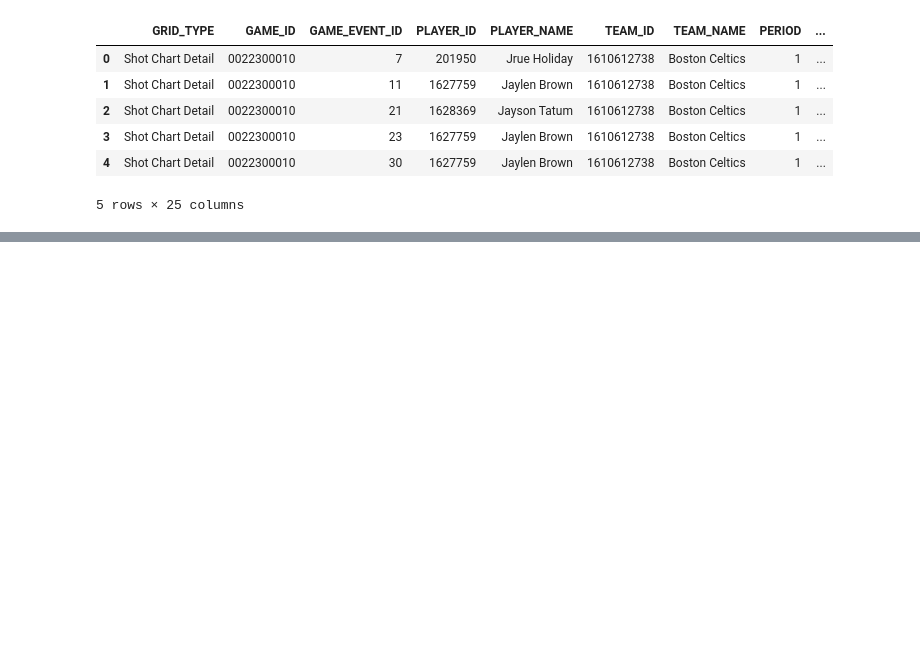
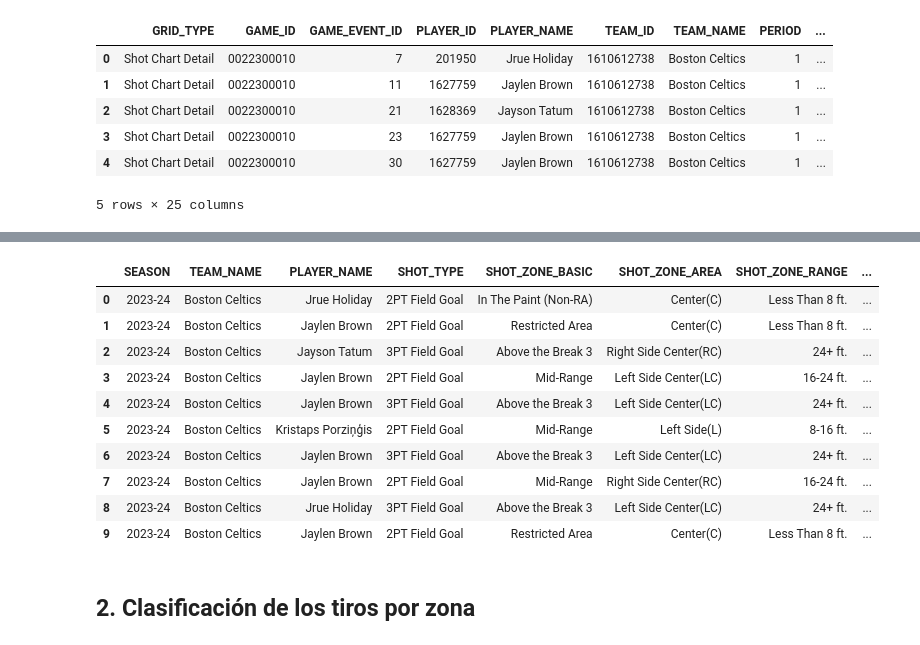
Before and after one commit to Gabriel-Caruso/EDA-Project-Break-I-NBA, a Jupyter notebook: notebooks/carlos/01_api_test_carlos.ipynb, the cells around one changed output, grey strips where cells are left out. Drawn from its saved outputs; the diff is of its cells as text; code cells hidden in the pictures; blank space fills up the shorter version.

```diff
--- a/notebooks/carlos/01_api_test_carlos.ipynb
+++ b/notebooks/carlos/01_api_test_carlos.ipynb
@@ -33,0 +69,30 @@ shots_df.head()
+# %%
+shots_df[
+    [
+        "SEASON",
+        "TEAM_NAME",
+        "PLAYER_NAME",
+        "SHOT_TYPE",
+        "SHOT_ZONE_BASIC",
+        "SHOT_ZONE_AREA",
+        "SHOT_ZONE_RANGE",
+        "SHOT_DISTANCE",
+        "LOC_X",
+        "LOC_Y",
+        "SHOT_MADE_FLAG"
+    ]
+].head(10)
+# %% [output]
+|  | SEASON | TEAM_NAME | PLAYER_NAME | SHOT_TYPE | SHOT_ZONE_BASIC | SHOT_ZONE_AREA | SHOT_ZONE_RANGE | ... |
+| 0 | 2023-24 | Boston Celtics | Jrue Holiday | 2PT Field Goal | In The Paint (Non-RA) | Center(C) | Less Than 8 ft. | ... |
+| 1 | 2023-24 | Boston Celtics | Jaylen Brown | 2PT Field Goal | Restricted Area | Center(C) | Less Than 8 ft. | ... |
+| 2 | 2023-24 | Boston Celtics | Jayson Tatum | 3PT Field Goal | Above the Break 3 | Right Side Center(RC) | 24+ ft. | ... |
+| 3 | 2023-24 | Boston Celtics | Jaylen Brown | 2PT Field Goal | Mid-Range | Left Side Center(LC) | 16-24 ft. | ... |
+| 4 | 2023-24 | Boston Celtics | Jaylen Brown | 3PT Field Goal | Above the Break 3 | Left Side Center(LC) | 24+ ft. | ... |
+| 5 | 2023-24 | Boston Celtics | Kristaps Porziņģis | 2PT Field Goal | Mid-Range | Left Side(L) | 8-16 ft. | ... |
+| 6 | 2023-24 | Boston Celtics | Jaylen Brown | 3PT Field Goal | Above the Break 3 | Left Side Center(LC) | 24+ ft. | ... |
+| 7 | 2023-24 | Boston Celtics | Jaylen Brown | 2PT Field Goal | Mid-Range | Right Side Center(RC) | 16-24 ft. | ... |
+| 8 | 2023-24 | Boston Celtics | Jrue Holiday | 3PT Field Goal | Above the Break 3 | Left Side Center(LC) | 24+ ft. | ... |
+| 9 | 2023-24 | Boston Celtics | Jaylen Brown | 2PT Field Goal | Restricted Area | Center(C) | Less Than 8 ft. | ... |
+# %% [markdown]
+## 2. Clasificación de los tiros por zona
```
Also changed, not shown: parts of 14 cells of this notebook, 2 other files.
